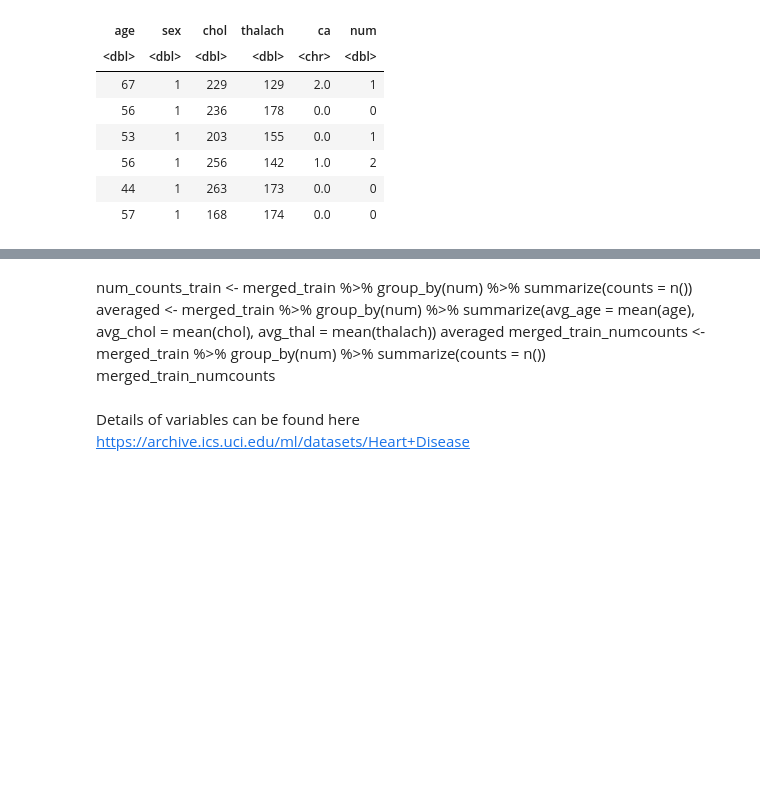
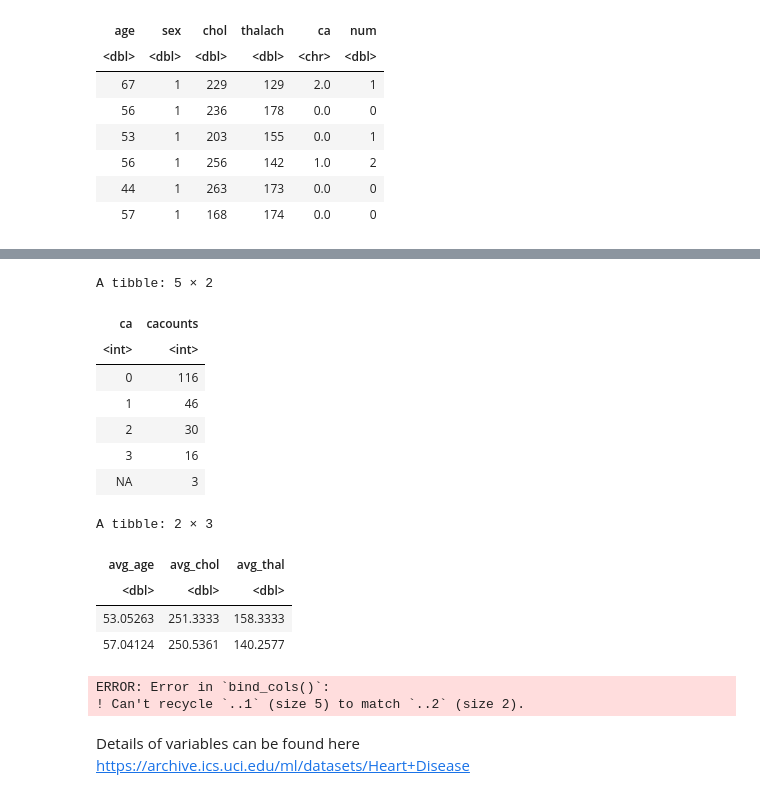
Before and after one commit to shivangibharani/GroupProject, a Jupyter notebook: heart_disease.ipynb, the cells around one changed output, grey strips where cells are left out. Cells and saved outputs as stored; diff of their text form; code cells hidden in the pictures; blank space fills up the shorter version.

```diff
--- a/heart_disease.ipynb
+++ b/heart_disease.ipynb
@@ -143,15 +138,34 @@ A tibble: 2 × 2
-# %% [markdown]
-num_counts_train <- merged_train %>%
-        group_by(num) %>%
-        summarize(counts = n())
-averaged <- merged_train %>%
-        group_by(num) %>%
-        summarize(avg_age = mean(age), avg_chol = mean(chol), avg_thal = mean(thalach))
-averaged
-merged_train_numcounts <- merged_train %>%
-        group_by(num) %>%
-        summarize(counts = n())
-merged_train_numcounts
+# %%
+num_counts_train <- merged_train %>%
+        group_by(num) %>%
+        summarize(numcounts = n())
+num_counts_ca <- merged_train %>%
+        group_by(ca) %>%
+        summarize(cacounts = n())
+num_counts_ca
+averaged <- merged_train %>%
+        group_by(num) %>%
+        summarize(avg_age = mean(age), avg_chol = mean(chol), avg_thal = mean(thalach)) %>%
+        select(-num)
+averaged
+binded <- bind_cols(num_counts_ca, num_counts_train)
+binded
+# %% [output]
+A tibble: 5 × 2
+| ca | cacounts |
+| <int> | <int> |
+| 0 | 116 |
+| 1 | 46 |
+| 2 | 30 |
+| 3 | 16 |
+| NA | 3 |
+A tibble: 2 × 3
+| avg_age | avg_chol | avg_thal |
+| <dbl> | <dbl> | <dbl> |
+| 53.05263 | 251.3333 | 158.3333 |
+| 57.04124 | 250.5361 | 140.2577 |
+ERROR: Error in `bind_cols()`:
+! Can't recycle `..1` (size 5) to match `..2` (size 2).
 # %% [markdown]
 Details of variables can be found here
 https://archive.ics.uci.edu/ml/datasets/Heart+Disease
```
Also changed, not shown: parts of 2 cells of this notebook.
